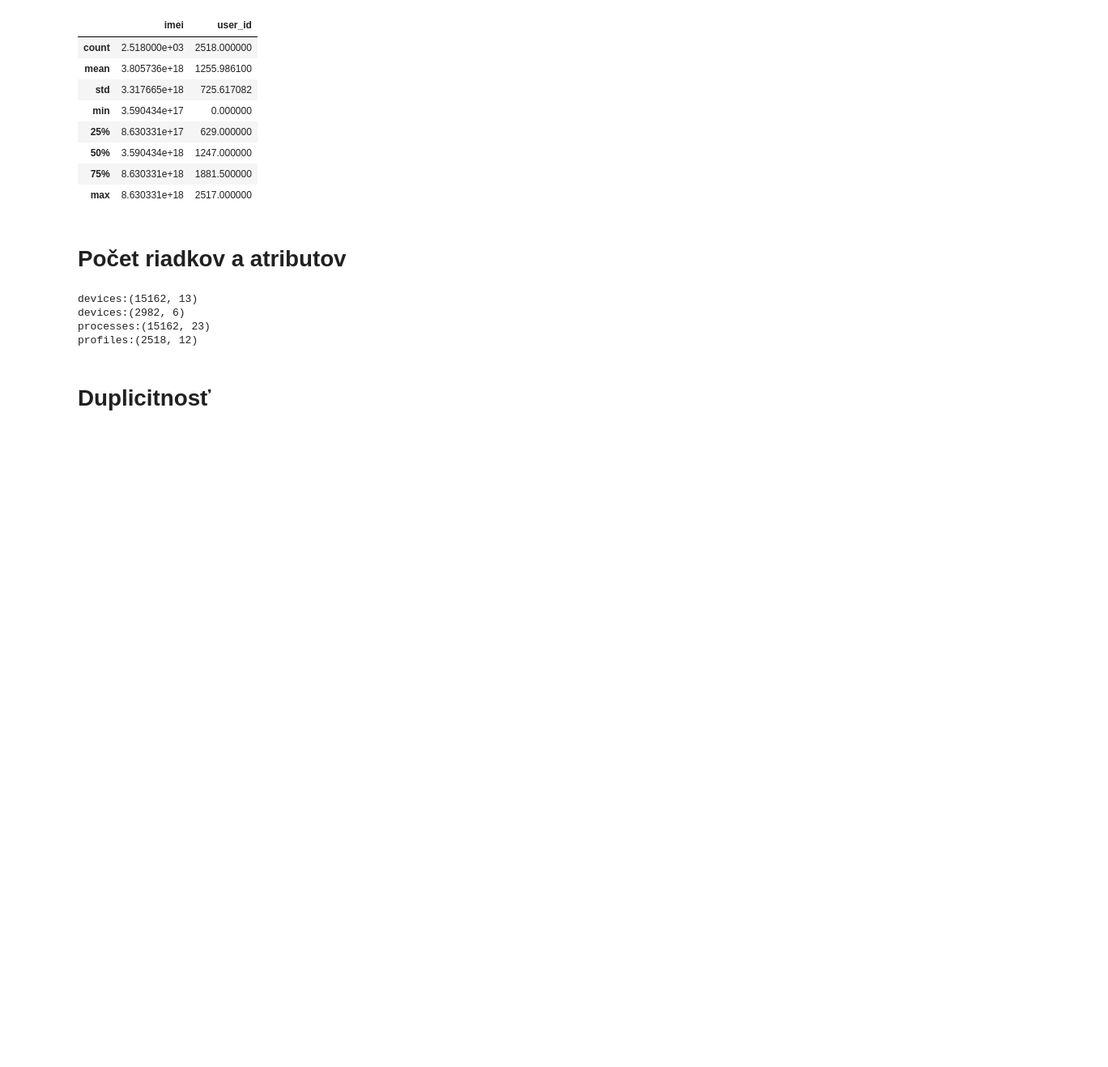
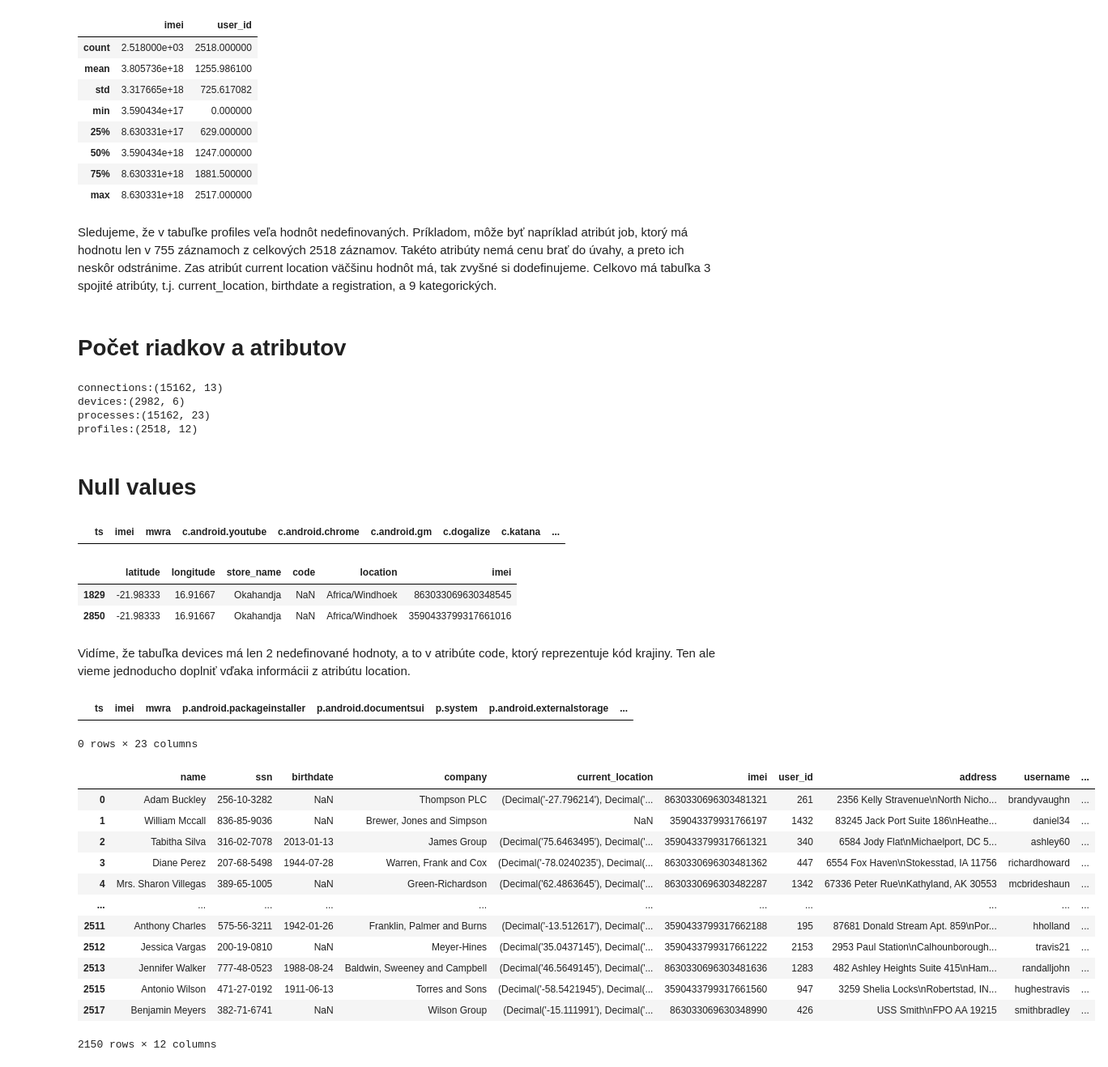
Before and after one commit to tomcer11/IAU, a Jupyter notebook: assignment.ipynb, the cells around one changed output. Shown at 81% size. Saved outputs shown, nothing was run; the diff lists cells and outputs as text; code cells hidden in the pictures; blank space fills up the shorter version.

```diff
--- a/assignment.ipynb
+++ b/assignment.ipynb
@@ -173,17 +180,52 @@ memory usage: 236.2+ KB
 | 50% | 3.590434e+18 | 1247.000000 |
 | 75% | 8.630331e+18 | 1881.500000 |
 | max | 8.630331e+18 | 2517.000000 |
+# %% [markdown]
+Sledujeme, že v tabuľke profiles veľa hodnôt nedefinovaných. Príkladom, môže byť napríklad atribút job, ktorý má hodnotu len v 755 záznamoch z celkových 2518 záznamov. Takéto atribúty nemá cenu brať do úvahy, a preto ich neskôr odstránime. Zas atribút current location väčšinu hodnôt má, tak zvyšné si dodefinujeme. Celkovo má tabuľka 3 spojité atribúty, t.j. current_location, birthdate a registration, a 9 kategorických.
 # %% [markdown]
 # Počet riadkov a atributov
 # %%
-print('devices:' + str(connections.shape))
+print('connections:' + str(connections.shape))
 print('devices:' + str(devices.shape))
 print('processes:' + str(processes.shape))
 print('profiles:' + str(profiles.shape))
 # %% [output]
-devices:(15162, 13)
+connections:(15162, 13)
 devices:(2982, 6)
 processes:(15162, 23)
 profiles:(2518, 12)
-# %% [markdown]
-# Duplicitnosť
+# %% [markdown]
+# Null values
+# %%
+connections[connections.isnull().any(axis=1)]
+# %% [output]
+|  | ts | imei | mwra | c.android.youtube | c.android.chrome | c.android.gm | c.dogalize | c.katana | ... |
+# %%
+devices[devices.isnull().any(axis=1)]
+# %% [output]
+|  | latitude | longitude | store_name | code | location | imei |
+| 1829 | -21.98333 | 16.91667 | Okahandja | NaN | Africa/Windhoek | 863033069630348545 |
+| 2850 | -21.98333 | 16.91667 | Okahandja | NaN | Africa/Windhoek | 3590433799317661016 |
+# %% [markdown]
+Vidíme, že tabuľka devices má len 2 nedefinované hodnoty, a to v atribúte code, ktorý reprezentuje kód krajiny. Ten ale vieme jednoducho doplniť vďaka informácii z atribútu location.
+# %%
+processes[processes.isnull().any(axis=1)]
+# %% [output]
+|  | ts | imei | mwra | p.android.packageinstaller | p.android.documentsui | p.system | p.android.externalstorage | ... |
+0 rows × 23 columns
+# %%
+profiles[profiles.isnull().any(axis=1)]
+# %% [output]
+|  | name | ssn | birthdate | company | current_location | imei | user_id | address | username | ... |
+| 0 | Adam Buckley | 256-10-3282 | NaN | Thompson PLC | (Decimal('-27.796214'), Decimal('... | 8630330696303481321 | 261 | 2356 Kelly Stravenue\nNorth Nicho... | brandyvaughn | ... |
+| 1 | William Mccall | 836-85-9036 | NaN | Brewer, Jones and Simpson | NaN | 359043379931766197 | 1432 | 83245 Jack Port Suite 186\nHeathe... | daniel34 | ... |
+| 2 | Tabitha Silva | 316-02-7078 | 2013-01-13 | James Group | (Decimal('75.6463495'), Decimal('... | 3590433799317661321 | 340 | 6584 Jody Flat\nMichaelport, DC 5... | ashley60 | ... |
+| 3 | Diane Perez | 207-68-5498 | 1944-07-28 | Warren, Frank and Cox | (Decimal('-78.0240235'), Decimal(... | 8630330696303481362 | 447 | 6554 Fox Haven\nStokesstad, IA 11756 | richardhoward | ... |
+| 4 | Mrs. Sharon Villegas | 389-65-1005 | NaN | Green-Richardson | (Decimal('62.4863645'), Decimal('... | 8630330696303482287 | 1342 | 67336 Peter Rue\nKathyland, AK 30553 | mcbrideshaun | ... |
+| ... | ... | ... | ... | ... | ... | ... | ... | ... | ... | ... |
+| 2511 | Anthony Charles | 575-56-3211 | 1942-01-26 | Franklin, Palmer and Burns | (Decimal('-13.512617'), Decimal('... | 3590433799317662188 | 195 | 87681 Donald Stream Apt. 859\nPor... | hholland | ... |
+| 2512 | Jessica Vargas | 200-19-0810 | NaN | Meyer-Hines | (Decimal('35.0437145'), Decimal('... | 3590433799317661222 | 2153 | 2953 Paul Station\nCalhounborough... | travis21 | ... |
+| 2513 | Jennifer Walker | 777-48-0523 | 1988-08-24 | Baldwin, Sweeney and Campbell | (Decimal('46.5649145'), Decimal('... | 8630330696303481636 | 1283 | 482 Ashley Heights Suite 415\nHam... | randalljohn | ... |
+| 2515 | Antonio Wilson | 471-27-0192 | 1911-06-13 | Torres and Sons | (Decimal('-58.5421945'), Decimal(... | 3590433799317661560 | 947 | 3259 Shelia Locks\nRobertstad, IN... | hughestravis | ... |
+| 2517 | Benjamin Meyers | 382-71-6741 | NaN | Wilson Group | (Decimal('-15.111991'), Decimal('... | 863033069630348990 | 426 | USS Smith\nFPO AA 19215 | smithbradley | ... |
+2150 rows × 12 columns
```
Also changed, not shown: parts of 14 cells of this notebook.
